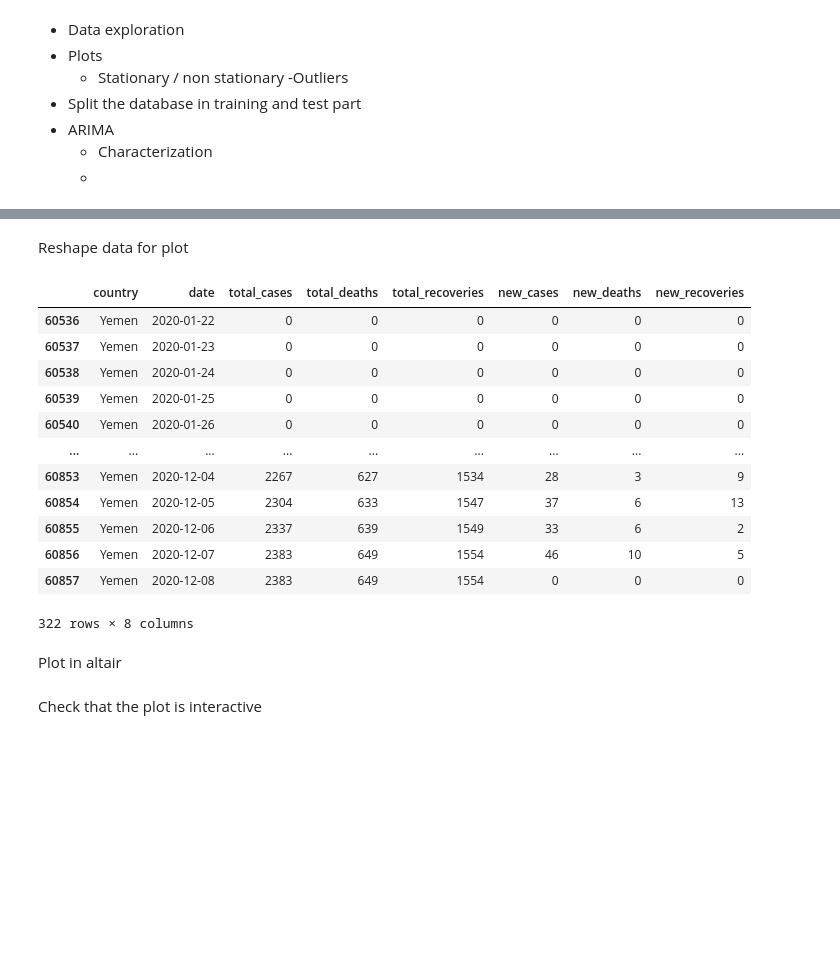
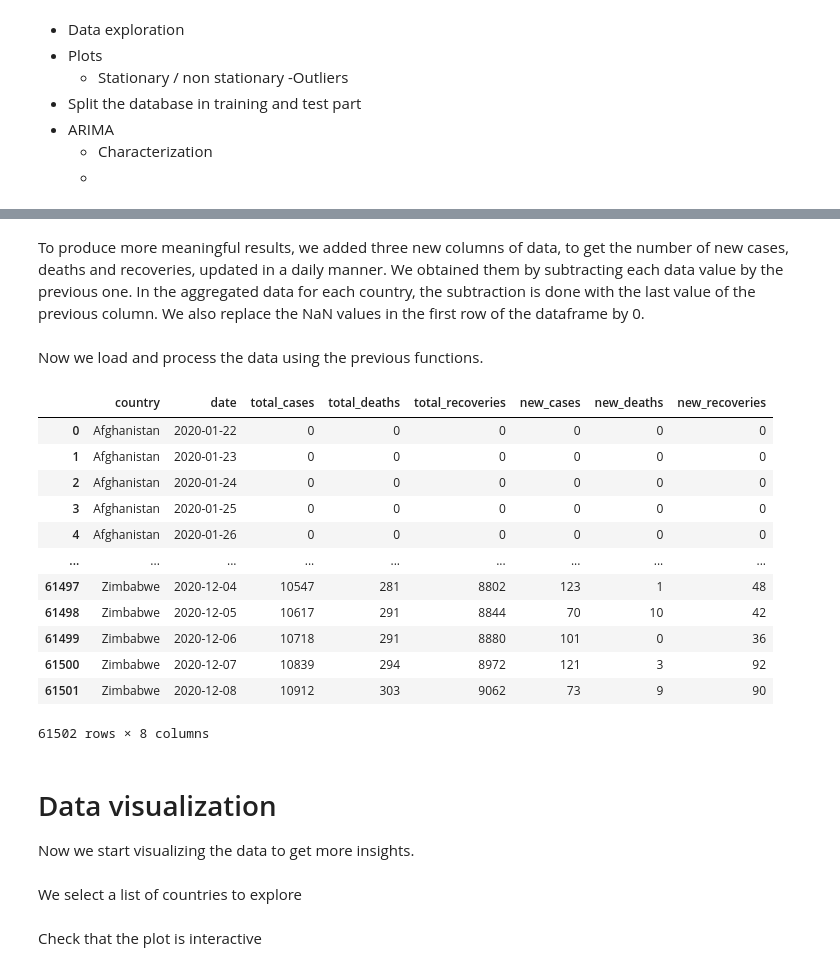
Before and after one commit to carlosperezm/covid_time_series, a Jupyter notebook: covid_time_series.ipynb, the cells around one changed output, grey strips where cells are left out. Saved outputs shown, nothing was run; the diff lists cells and outputs as text; code cells hidden in the pictures; blank space fills up the shorter version.

```diff
--- a/covid_time_series.ipynb
+++ b/covid_time_series.ipynb
@@ -62,6 +65,8 @@ def process_total_errors(full_data):
         full_data.loc[mask, col] = np.nan
         full_data = full_data.fillna(0)
     return full_data
+# %% [markdown]
+To produce more meaningful results, we added three new columns of data, to get the number of new cases, deaths and recoveries, updated in a daily manner. We obtained them by subtracting each data value by the previous one. In the aggregated data for each country, the subtraction is done with the last value of the previous column. We also replace the NaN values in the first row of the dataframe by 0.
 # %%
 def add_daily_data(df):
     # Calculate the diff for the total columns to get the new values
@@ -76,29 +81,34 @@ def add_daily_data(df):
     # replace all negative values with zeros (happens in the first row of each country)
     full_grouped[cols] = full_grouped[cols].clip(lower=0)
 
+    full_grouped = full_grouped.fillna(0)
+
     return full_grouped.convert_dtypes()
-# %% [markdown]
-Reshape data for plot
+# %% [markdown]
+Now we load and process the data using the previous functions.
 # %%
 full_data = load_data_covid()
 full_data = process_total_errors(full_data)
 full_data = add_daily_data(full_data)
-full_data[full_data["country"] == "Yemen"]
+full_data
 # %% [output]
 |  | country | date | total_cases | total_deaths | total_recoveries | new_cases | new_deaths | new_recoveries |
-| 60536 | Yemen | 2020-01-22 | 0 | 0 | 0 | 0 | 0 | 0 |
-| 60537 | Yemen | 2020-01-23 | 0 | 0 | 0 | 0 | 0 | 0 |
-| 60538 | Yemen | 2020-01-24 | 0 | 0 | 0 | 0 | 0 | 0 |
-| 60539 | Yemen | 2020-01-25 | 0 | 0 | 0 | 0 | 0 | 0 |
-| 60540 | Yemen | 2020-01-26 | 0 | 0 | 0 | 0 | 0 | 0 |
+| 0 | Afghanistan | 2020-01-22 | 0 | 0 | 0 | 0 | 0 | 0 |
+| 1 | Afghanistan | 2020-01-23 | 0 | 0 | 0 | 0 | 0 | 0 |
+| 2 | Afghanistan | 2020-01-24 | 0 | 0 | 0 | 0 | 0 | 0 |
+| 3 | Afghanistan | 2020-01-25 | 0 | 0 | 0 | 0 | 0 | 0 |
+| 4 | Afghanistan | 2020-01-26 | 0 | 0 | 0 | 0 | 0 | 0 |
 | ... | ... | ... | ... | ... | ... | ... | ... | ... |
-| 60853 | Yemen | 2020-12-04 | 2267 | 627 | 1534 | 28 | 3 | 9 |
-| 60854 | Yemen | 2020-12-05 | 2304 | 633 | 1547 | 37 | 6 | 13 |
-| 60855 | Yemen | 2020-12-06 | 2337 | 639 | 1549 | 33 | 6 | 2 |
-| 60856 | Yemen | 2020-12-07 | 2383 | 649 | 1554 | 46 | 10 | 5 |
-| 60857 | Yemen | 2020-12-08 | 2383 | 649 | 1554 | 0 | 0 | 0 |
+| 61497 | Zimbabwe | 2020-12-04 | 10547 | 281 | 8802 | 123 | 1 | 48 |
+| 61498 | Zimbabwe | 2020-12-05 | 10617 | 291 | 8844 | 70 | 10 | 42 |
+| 61499 | Zimbabwe | 2020-12-06 | 10718 | 291 | 8880 | 101 | 0 | 36 |
+| 61500 | Zimbabwe | 2020-12-07 | 10839 | 294 | 8972 | 121 | 3 | 92 |
+| 61501 | Zimbabwe | 2020-12-08 | 10912 | 303 | 9062 | 73 | 9 | 90 |
-322 rows × 8 columns
+61502 rows × 8 columns
-# %% [markdown]
-Plot in altair
+# %% [markdown]
+# Data visualization
+Now we start visualizing the data to get more insights.
+# %% [markdown]
+We select a list of countries to explore
 # %%
 countries = ['US', 'Italy', 'Spain', 'Germany', 'Iran', 'UK', 'Colombia', 'France']
```
Also changed, not shown: parts of 5 cells of this notebook.
